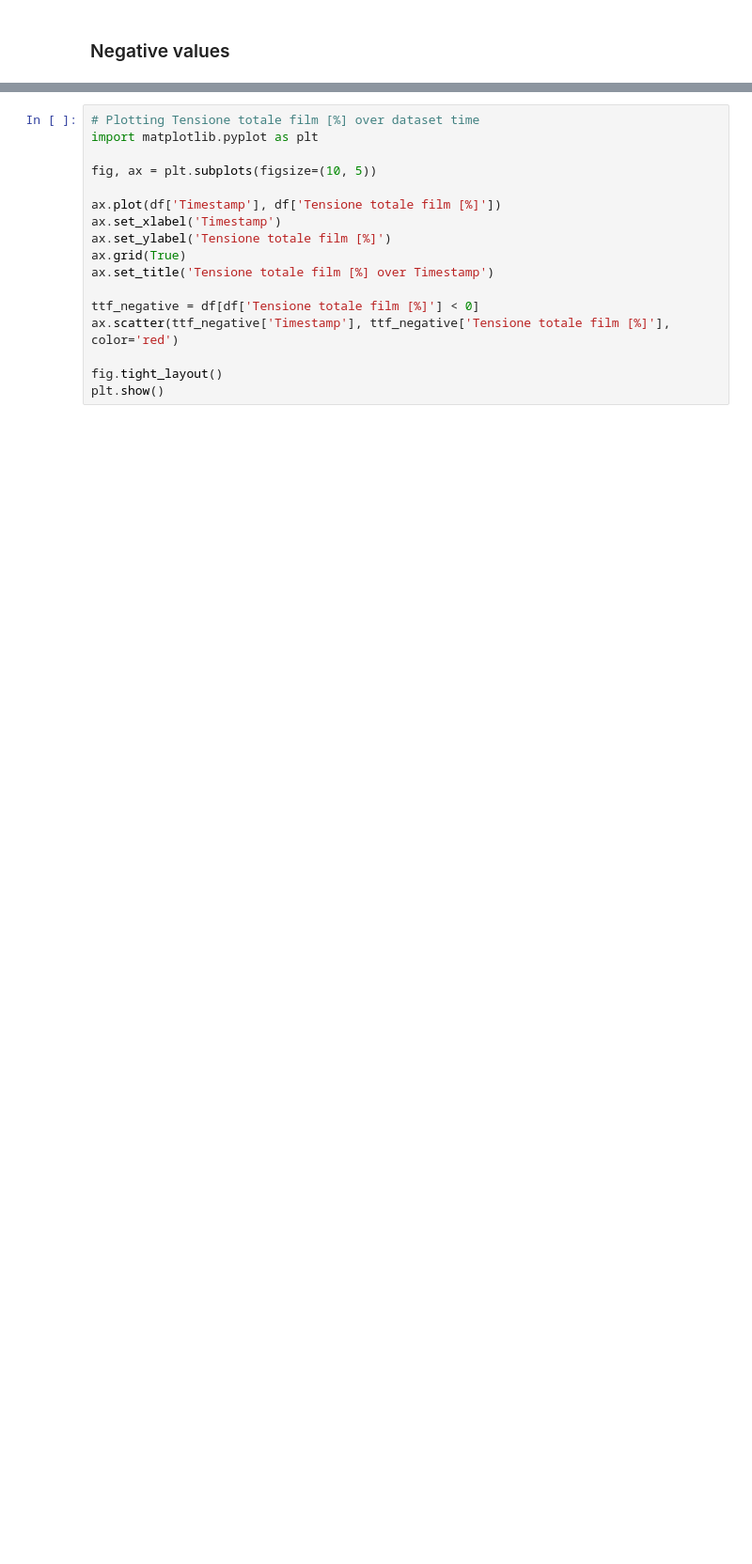
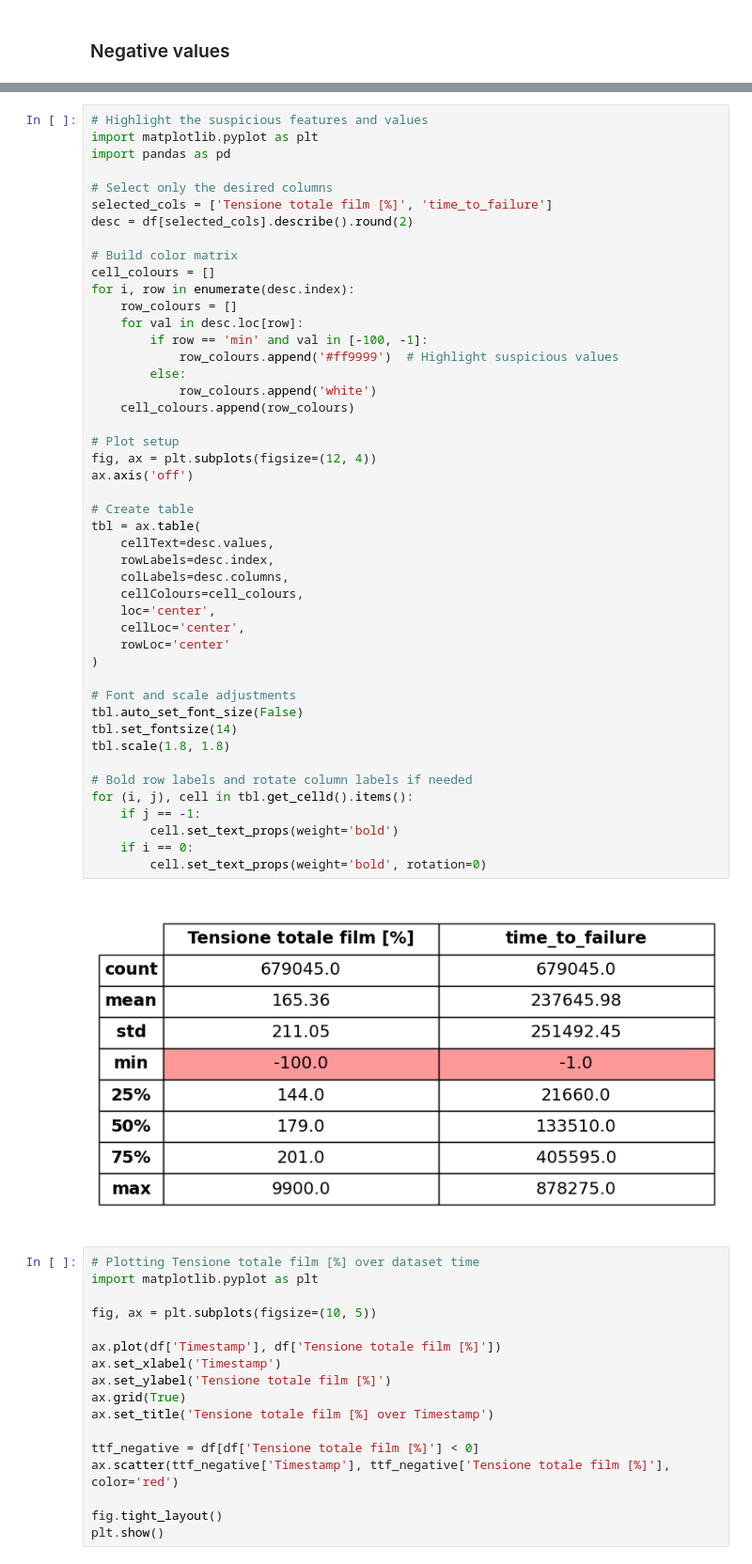
Before and after one commit to lailabisinella/predictive-maintenance, a Jupyter notebook: book/EDA.ipynb, the cells around one changed output, grey strips where cells are left out. Shown at 94% size. Saved outputs shown, nothing was run; the diff lists cells and outputs as text; blank space fills up the shorter version.

```diff
--- a/book/EDA.ipynb
+++ b/book/EDA.ipynb
@@ -217,3 +221,51 @@ If this value occurs only a few times, it may be considered an error or anomaly
+# %%
+# Highlight the suspicious features and values
+import matplotlib.pyplot as plt
+import pandas as pd
+
+# Select only the desired columns
+selected_cols = ['Tensione totale film [%]', 'time_to_failure']
+desc = df[selected_cols].describe().round(2)
+
+# Build color matrix
+cell_colours = []
+for i, row in enumerate(desc.index):
+    row_colours = []
+    for val in desc.loc[row]:
+        if row == 'min' and val in [-100, -1]:
+            row_colours.append('#ff9999')  # Highlight suspicious values
+        else:
+            row_colours.append('white')
+    cell_colours.append(row_colours)
+
+# Plot setup
+fig, ax = plt.subplots(figsize=(12, 4))
+ax.axis('off')
+
+# Create table
+tbl = ax.table(
+    cellText=desc.values,
+    rowLabels=desc.index,
+    colLabels=desc.columns,
+    cellColours=cell_colours,
+    loc='center',
+    cellLoc='center',
+    rowLoc='center'
+)
+
+# Font and scale adjustments
+tbl.auto_set_font_size(False)
+tbl.set_fontsize(14)
+tbl.scale(1.8, 1.8)
+
+# Bold row labels and rotate column labels if needed
+for (i, j), cell in tbl.get_celld().items():
+    if j == -1:
+        cell.set_text_props(weight='bold')
+    if i == 0:
+        cell.set_text_props(weight='bold', rotation=0)
+# %% [output]
+[figure, added]
 # %%
 # Plotting Tensione totale film [%] over dataset time
 import matplotlib.pyplot as plt
```
Also changed, not shown: parts of 15 cells of this notebook, 4 other files.
